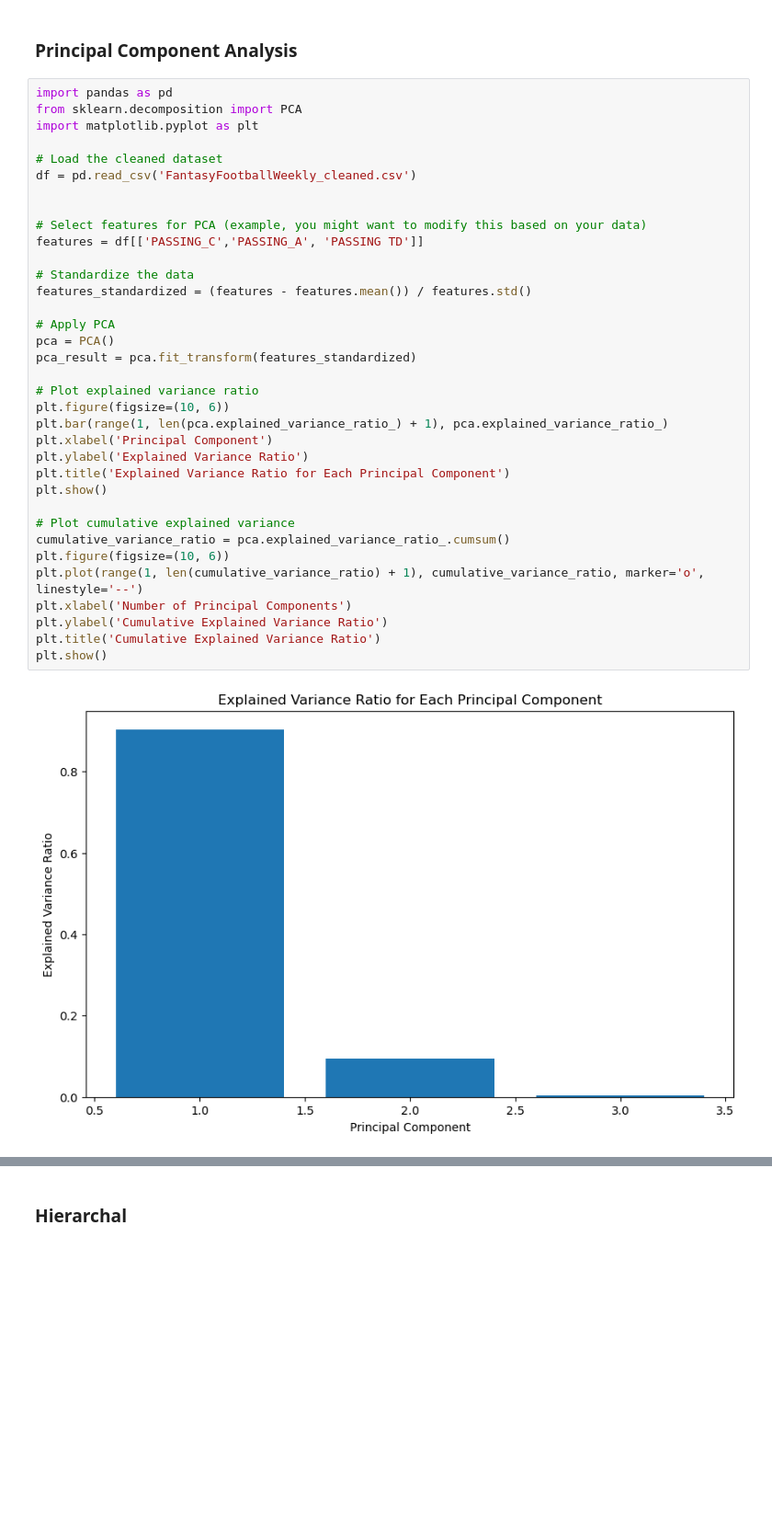
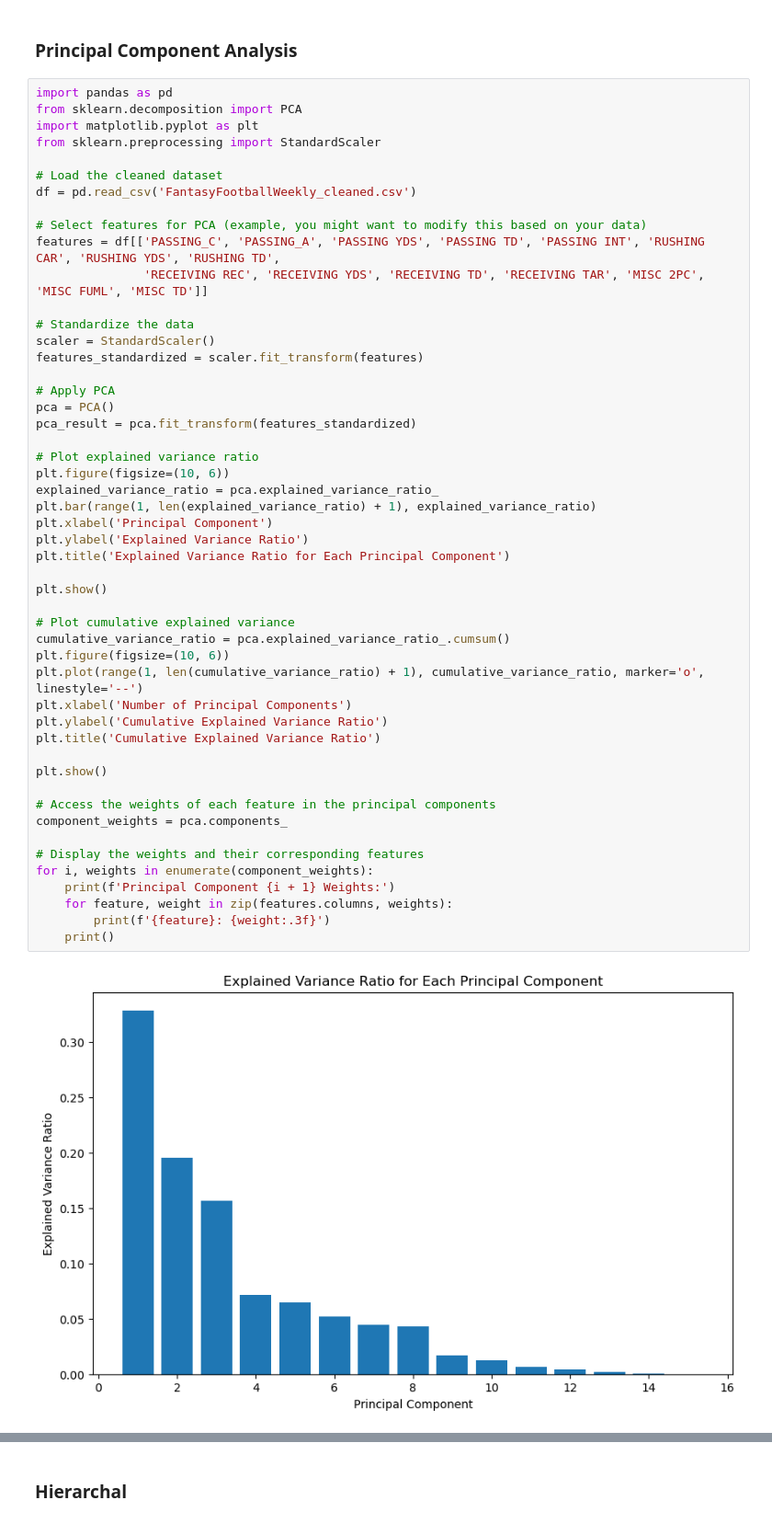
Before and after one commit to markmoujab/final-project-MEMT680, a Jupyter notebook: src/final_project/Finalproj.ipynb, the cells around one changed output, grey strips where cells are left out. Shown at 92% size. Drawn from its saved outputs; the diff is of its cells as text; blank space fills up the shorter version.

```diff
--- a/src/final_project/Finalproj.ipynb
+++ b/src/final_project/Finalproj.ipynb
@@ -681,36 +717,51 @@ The default value of `n_init` will change from 10 to 'auto' in 1.4. Set the valu
 import pandas as pd
 from sklearn.decomposition import PCA
 import matplotlib.pyplot as plt
+from sklearn.preprocessing import StandardScaler
 
 # Load the cleaned dataset
 df = pd.read_csv('FantasyFootballWeekly_cleaned.csv')
 
-
 # Select features for PCA (example, you might want to modify this based on your data)
-features = df[['PASSING_C','PASSING_A', 'PASSING TD']]
+features = df[['PASSING_C', 'PASSING_A', 'PASSING YDS', 'PASSING TD', 'PASSING INT', 'RUSHING CAR', 'RUSHING YDS', 'RUSHING TD',
+               'RECEIVING REC', 'RECEIVING YDS', 'RECEIVING TD', 'RECEIVING TAR', 'MISC 2PC', 'MISC FUML', 'MISC TD']]
 
 # Standardize the data
-features_standardized = (features - features.mean()) / features.std()
+scaler = StandardScaler()
+features_standardized = scaler.fit_transform(features)
 
 # Apply PCA
 pca = PCA()
 pca_result = pca.fit_transform(features_standardized)
 
 # Plot explained variance ratio
 plt.figure(figsize=(10, 6))
-plt.bar(range(1, len(pca.explained_variance_ratio_) + 1), pca.explained_variance_ratio_)
+explained_variance_ratio = pca.explained_variance_ratio_
+plt.bar(range(1, len(explained_variance_ratio) + 1), explained_variance_ratio)
 plt.xlabel('Principal Component')
 plt.ylabel('Explained Variance Ratio')
 plt.title('Explained Variance Ratio for Each Principal Component')
+
 plt.show()
 
 # Plot cumulative explained variance
 cumulative_variance_ratio = pca.explained_variance_ratio_.cumsum()
 plt.figure(figsize=(10, 6))
 plt.plot(range(1, len(cumulative_variance_ratio) + 1), cumulative_variance_ratio, marker='o', linestyle='--')
 plt.xlabel('Number of Principal Components')
 plt.ylabel('Cumulative Explained Variance Ratio')
 plt.title('Cumulative Explained Variance Ratio')
+
 plt.show()
+
+# Access the weights of each feature in the principal components
+component_weights = pca.components_
+
+# Display the weights and their corresponding features
+for i, weights in enumerate(component_weights):
+    print(f'Principal Component {i + 1} Weights:')
+    for feature, weight in zip(features.columns, weights):
+        print(f'{feature}: {weight:.3f}')
+    print()
 # %% [output]
-[figure, old version]
+[figure, new version]
```
Also changed, not shown: parts of 10 cells of this notebook, 1 other file.
